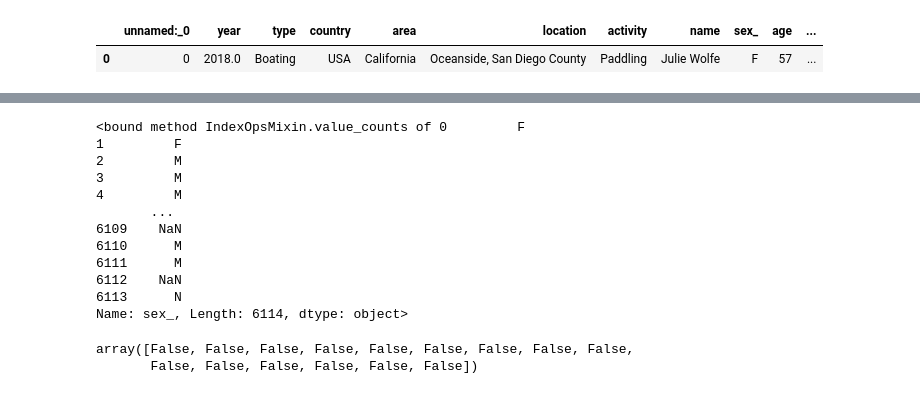
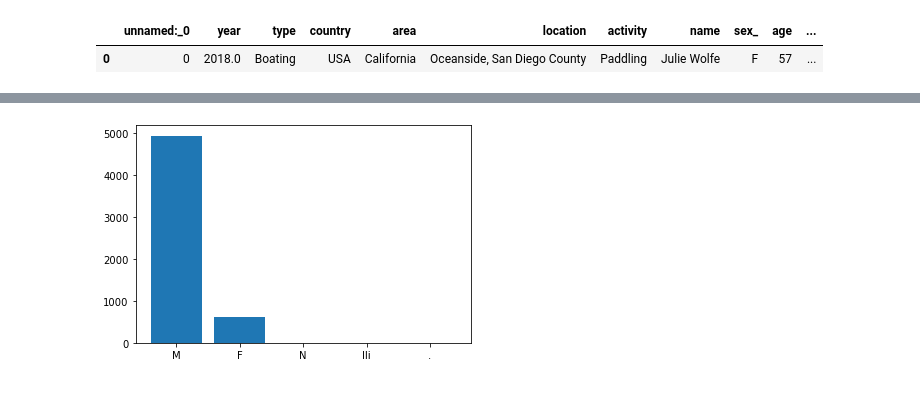
Before and after one commit to Adalab/Adalab-DA-promo-b-modulo-2-sprint-1-Ariana-Vero, a Jupyter notebook: Visualización1/Visualización1.ipynb, the cells around one changed output, grey strips where cells are left out. Drawn from its saved outputs; the diff is of its cells as text; code cells hidden in the pictures.

```diff
--- a/Visualización1/Visualización1.ipynb
+++ b/Visualización1/Visualización1.ipynb
@@ -16,9 +26,10 @@ df.head(1)
 # %%
 #EJERCICIO 1: ¿Cuál es la frecuencia de cada una de las categorías de la columna sex?
 
 plt.figure()
 x = df['sex_'].value_counts()
-y = ['hombre', 'mujer']
-
+y = ['M','F','M','N','lli','.']
 plt.bar(y,x)
 plt.show()
+# %% [output]
+[figure, added]
@@ -27,23 +36,3 @@ np.array(
-# %%
-df['sex_'].value_counts
-# %% [output]
-<bound method IndexOpsMixin.value_counts of 0         F
-1         F
-2         M
-3         M
-4         M
-       ...
-6109    NaN
-6110      M
-6111      M
-6112    NaN
-6113      N
-Name: sex_, Length: 6114, dtype: object>
 # %%
 #EJERCICIO 2: ¿Cuál es el porcentaje de nulos por columna? Usa un pie chart donde incluyáis el porcentaje de cada variable en el interior del quesito.
 #Para eso tendréis que usar el parámetro autopct, aquí algo de documentación.
-# %%
-df.columns.isnull()
-# %% [output]
-array([False, False, False, False, False, False, False, False, False,
-       False, False, False, False, False, False])
```
Also changed, not shown: parts of 6 cells of this notebook, 5 other files.
